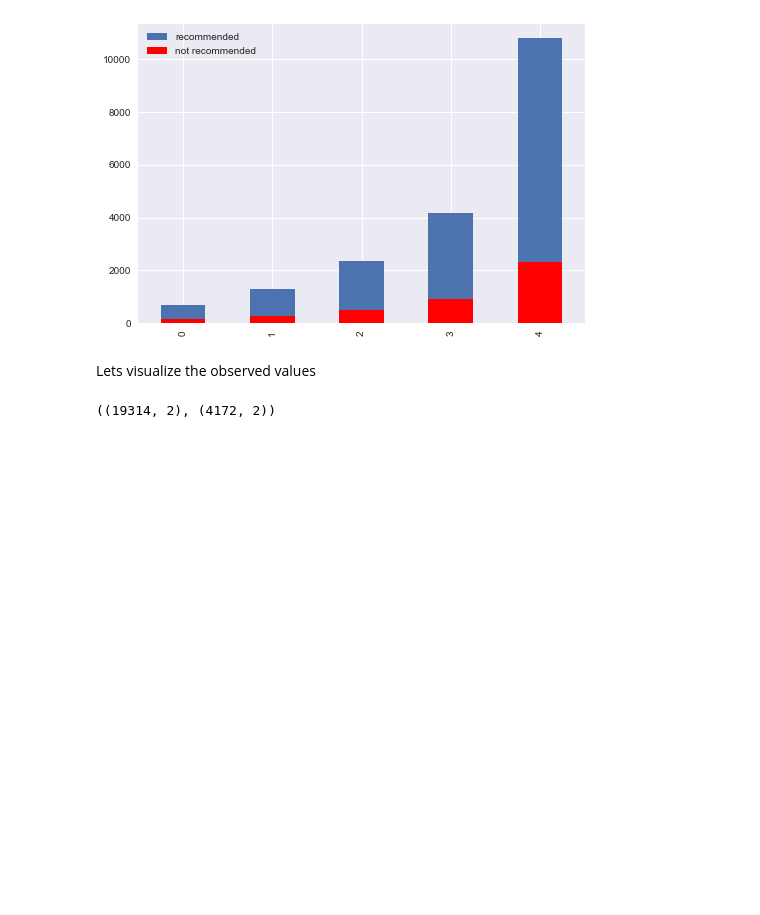
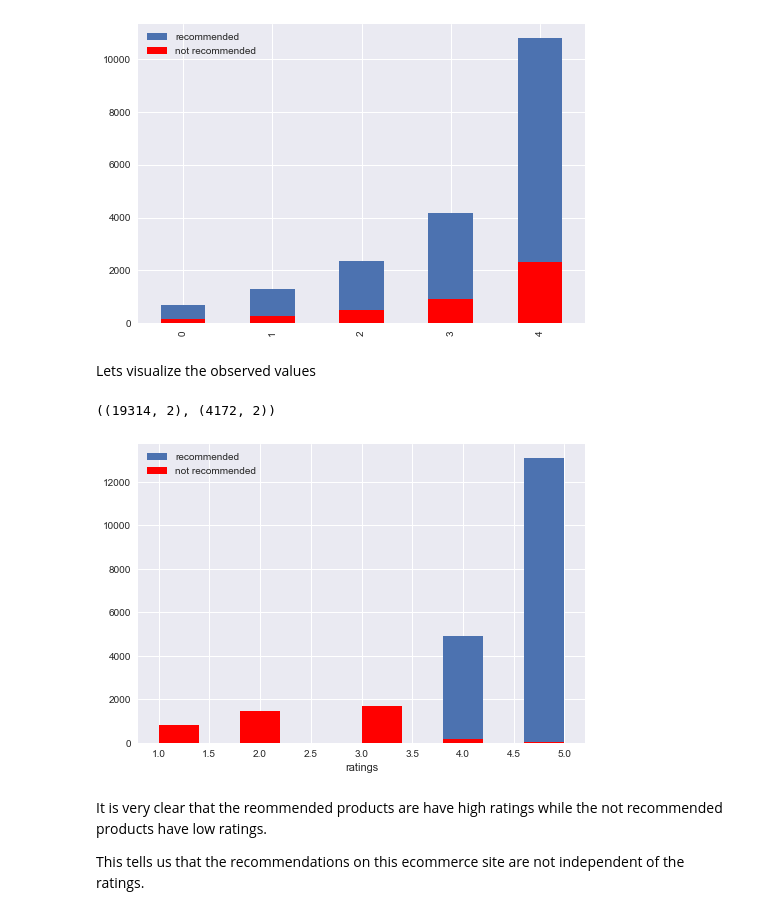
Before and after one commit to masakhwe/Statistical-Tests-in-Python, a Jupyter notebook: Chi2 Analysis.ipynb, the cells around one changed output. Drawn from its saved outputs; the diff is of its cells as text; code cells hidden in the pictures; blank space fills up the shorter version.

```diff
--- a/Chi2 Analysis.ipynb
+++ b/Chi2 Analysis.ipynb
@@ -150,7 +153,14 @@ ratings_recommended.shape, ratings_not_recommended.shape
 # %% [output]
 ((19314, 2), (4172, 2))
 # %%
-ratings_recommended['rating'].plot(kind='bar', label='recommended')
-ratings_not_recommended['rating'].plot(kind='bar', label='not_recommended', color='red')
+plt.hist(ratings_recommended['rating'], label='recommended')
+plt.hist(ratings_not_recommended['rating'], label='not recommended', color='red')
+plt.xlabel('ratings')
 plt.legend()
 plt.show()
+# %% [output]
+[figure, added]
+# %% [markdown]
+It is very clear that the reommended products are have high ratings while the not recommended products have low ratings.
+
+This tells us that the recommendations on this ecommerce site are not independent of the ratings.
```
Also changed, not shown: parts of 3 cells of this notebook, 2 other files.
